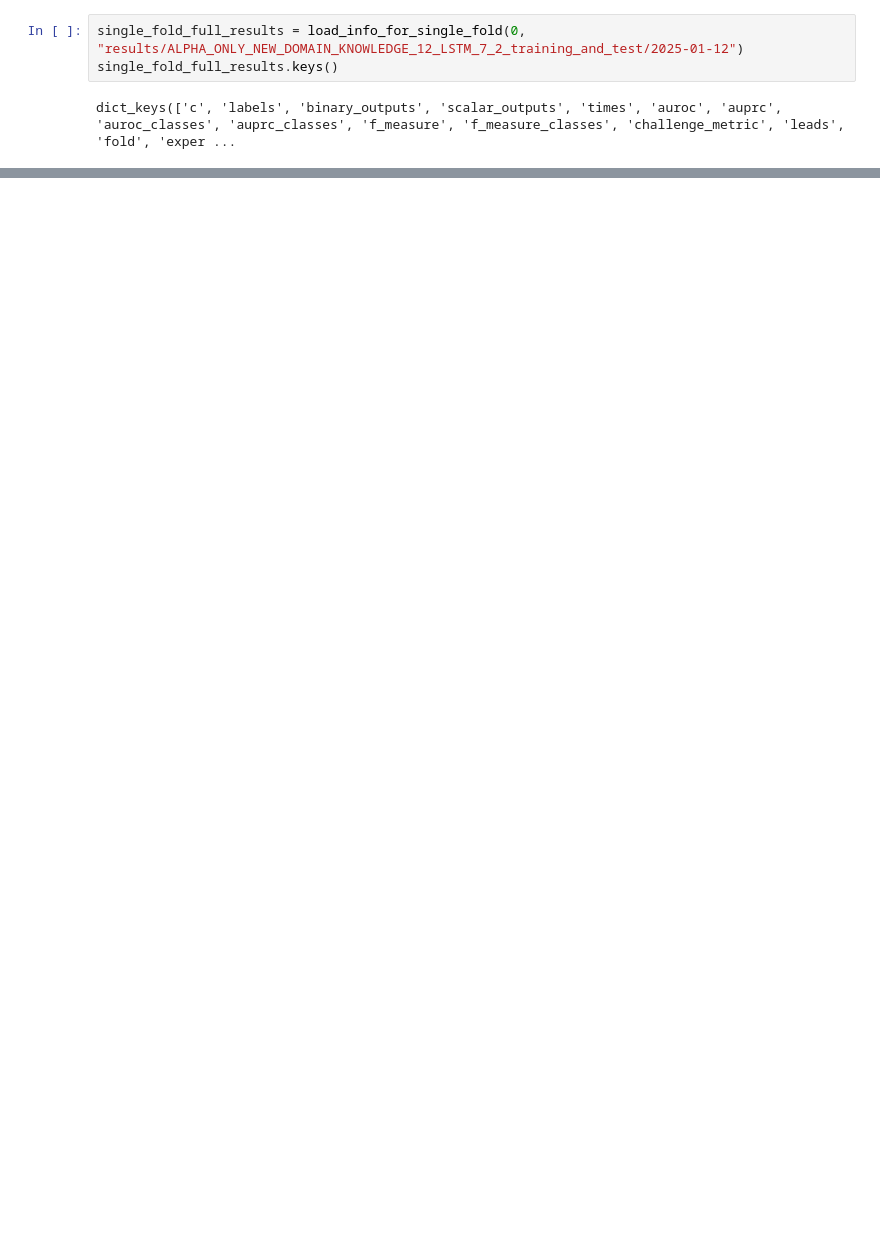
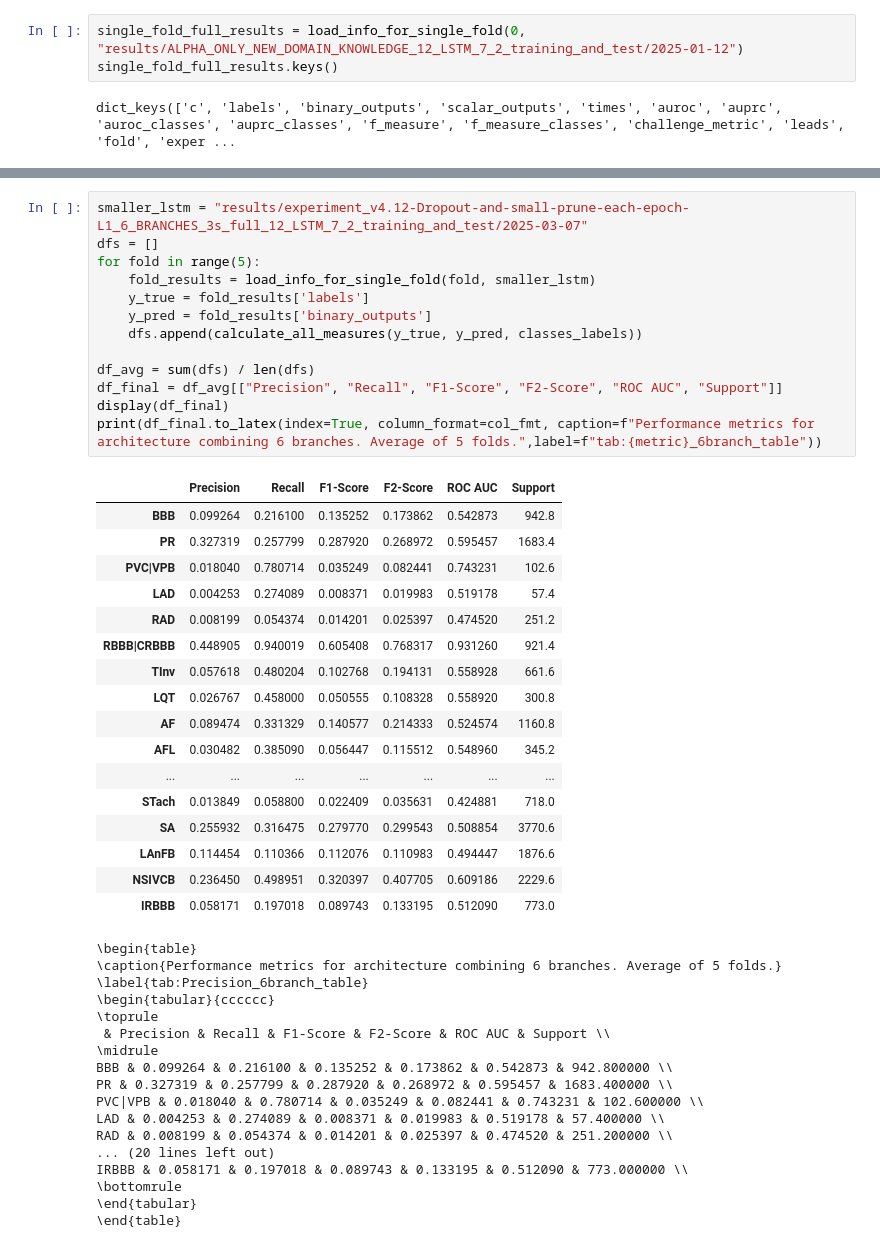
Before and after one commit to ispmor/multibranch-architecture, a Jupyter notebook: precision_recall_analysis.ipynb, the cells around one changed output, grey strips where cells are left out. Drawn from its saved outputs; the diff is of its cells as text; blank space fills up the shorter version.

```diff
--- a/precision_recall_analysis.ipynb
+++ b/precision_recall_analysis.ipynb
@@ -272,0 +380,48 @@ for branch_name, path in branches.items():
+# %%
+smaller_lstm = "results/experiment_v4.12-Dropout-and-small-prune-each-epoch-L1_6_BRANCHES_3s_full_12_LSTM_7_2_training_and_test/2025-03-07"
+dfs = []
+for fold in range(5):
+    fold_results = load_info_for_single_fold(fold, smaller_lstm)
+    y_true = fold_results['labels']
+    y_pred = fold_results['binary_outputs']
+    dfs.append(calculate_all_measures(y_true, y_pred, classes_labels))
+
+df_avg = sum(dfs) / len(dfs)
+df_final = df_avg[["Precision", "Recall", "F1-Score", "F2-Score", "ROC AUC", "Support"]]
+display(df_final)
+print(df_final.to_latex(index=True, column_format=col_fmt, caption=f"Performance metrics for architecture combining 6 branches. Average of 5 folds.",label=f"tab:{metric}_6branch_table"))
+# %% [output]
+|  | Precision | Recall | F1-Score | F2-Score | ROC AUC | Support |
+| BBB | 0.099264 | 0.216100 | 0.135252 | 0.173862 | 0.542873 | 942.8 |
+| PR | 0.327319 | 0.257799 | 0.287920 | 0.268972 | 0.595457 | 1683.4 |
+| PVC|VPB | 0.018040 | 0.780714 | 0.035249 | 0.082441 | 0.743231 | 102.6 |
+| LAD | 0.004253 | 0.274089 | 0.008371 | 0.019983 | 0.519178 | 57.4 |
+| RAD | 0.008199 | 0.054374 | 0.014201 | 0.025397 | 0.474520 | 251.2 |
+| RBBB|CRBBB | 0.448905 | 0.940019 | 0.605408 | 0.768317 | 0.931260 | 921.4 |
+| TInv | 0.057618 | 0.480204 | 0.102768 | 0.194131 | 0.558928 | 661.6 |
+| LQT | 0.026767 | 0.458000 | 0.050555 | 0.108328 | 0.558920 | 300.8 |
+| AF | 0.089474 | 0.331329 | 0.140577 | 0.214333 | 0.524574 | 1160.8 |
+| AFL | 0.030482 | 0.385090 | 0.056447 | 0.115512 | 0.548960 | 345.2 |
+| ... | ... | ... | ... | ... | ... | ... |
+| STach | 0.013849 | 0.058800 | 0.022409 | 0.035631 | 0.424881 | 718.0 |
+| SA | 0.255932 | 0.316475 | 0.279770 | 0.299543 | 0.508854 | 3770.6 |
+| LAnFB | 0.114454 | 0.110366 | 0.112076 | 0.110983 | 0.494447 | 1876.6 |
+| NSIVCB | 0.236450 | 0.498951 | 0.320397 | 0.407705 | 0.609186 | 2229.6 |
+| IRBBB | 0.058171 | 0.197018 | 0.089743 | 0.133195 | 0.512090 | 773.0 |
+\begin{table}
+\caption{Performance metrics for architecture combining 6 branches. Average of 5 folds.}
+\label{tab:Precision_6branch_table}
+\begin{tabular}{cccccc}
+\toprule
+ & Precision & Recall & F1-Score & F2-Score & ROC AUC & Support \\
+\midrule
+BBB & 0.099264 & 0.216100 & 0.135252 & 0.173862 & 0.542873 & 942.800000 \\
+PR & 0.327319 & 0.257799 & 0.287920 & 0.268972 & 0.595457 & 1683.400000 \\
+PVC|VPB & 0.018040 & 0.780714 & 0.035249 & 0.082441 & 0.743231 & 102.600000 \\
+LAD & 0.004253 & 0.274089 & 0.008371 & 0.019983 & 0.519178 & 57.400000 \\
+RAD & 0.008199 & 0.054374 & 0.014201 & 0.025397 & 0.474520 & 251.200000 \\
+... (20 lines left out)
+IRBBB & 0.058171 & 0.197018 & 0.089743 & 0.133195 & 0.512090 & 773.000000 \\
+\bottomrule
+\end{tabular}
+\end{table}
```
Also changed, not shown: parts of 11 cells of this notebook, 1 other file.
